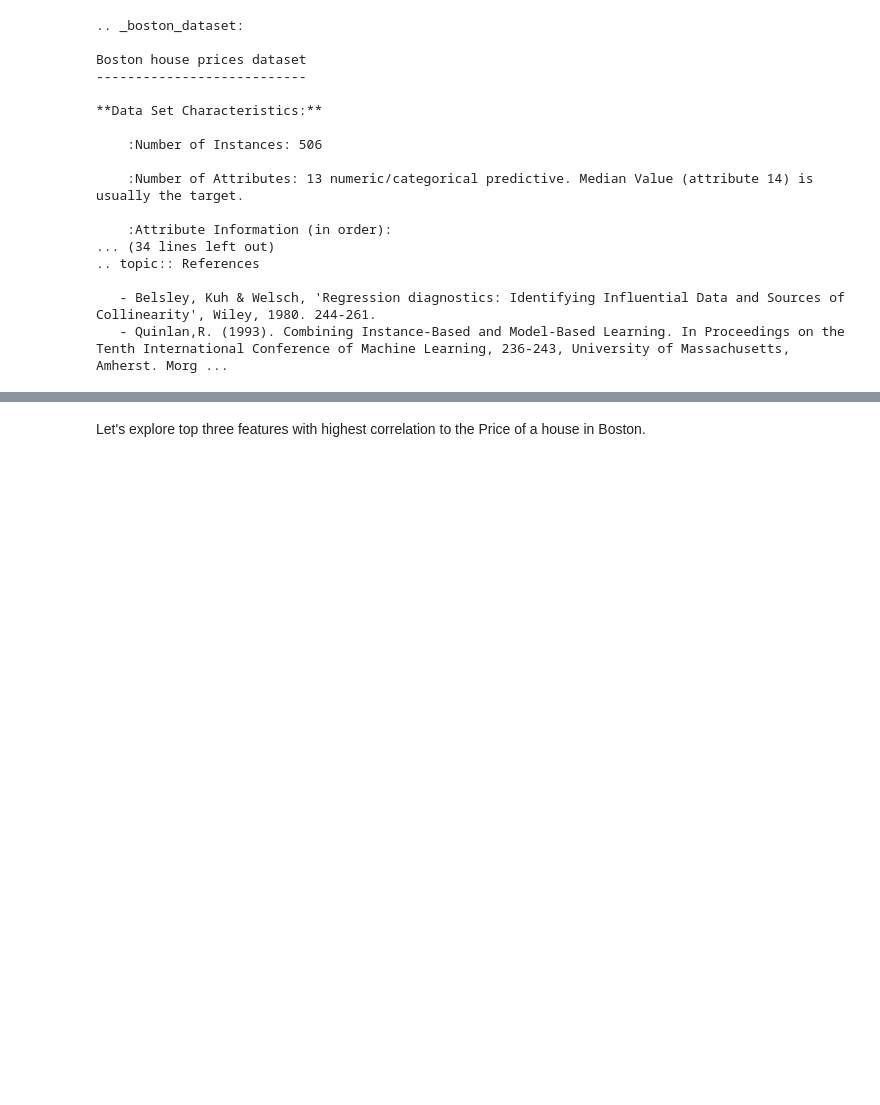
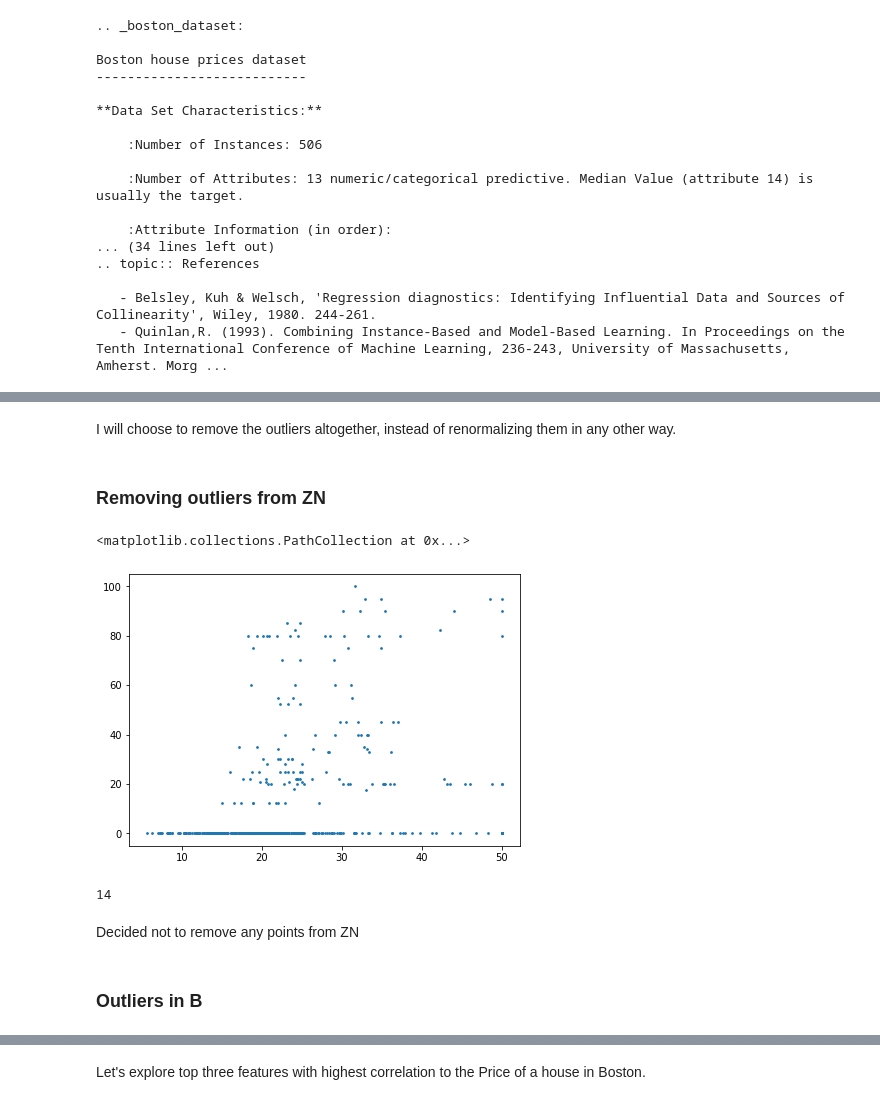
Before and after one commit to JARACH-209/DataAnalytics, a Jupyter notebook: DataAnalysis_BostonHousing.ipynb, the cells around one changed output, grey strips where cells are left out. Saved outputs shown, nothing was run; the diff lists cells and outputs as text; code cells hidden in the pictures; blank space fills up the shorter version.

```diff
--- a/DataAnalysis_BostonHousing.ipynb
+++ b/DataAnalysis_BostonHousing.ipynb
@@ -68,0 +108,3 @@ Boston house prices dataset
+# %% [markdown]
+
+I will choose to remove the outliers altogether, instead of renormalizing them in any other way.
@@ -68,0 +122,16 @@ Boston house prices dataset
+# %% [markdown]
+### Removing outliers from ZN
+# %%
+fig,ax = plt.subplots(figsize= (7,5))
+ax.scatter(boston_df.Price,boston_df.ZN,s=3)
+# %% [output]
+<matplotlib.collections.PathCollection at 0x...>
+[figure, added]
+# %%
+len(boston_df[boston_df.ZN > 80])
+# %% [output]
+14
+# %% [markdown]
+Decided not to remove any points from ZN
+# %% [markdown]
+### Outliers in B
```
Also changed, not shown: parts of 28 cells of this notebook.
